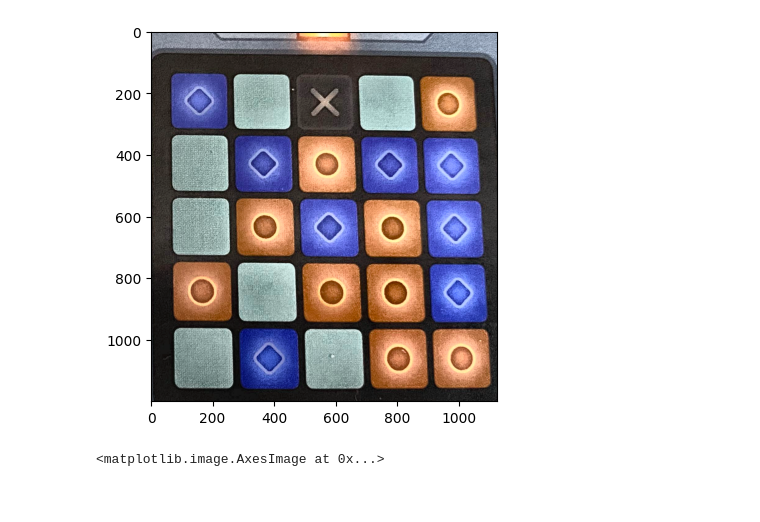
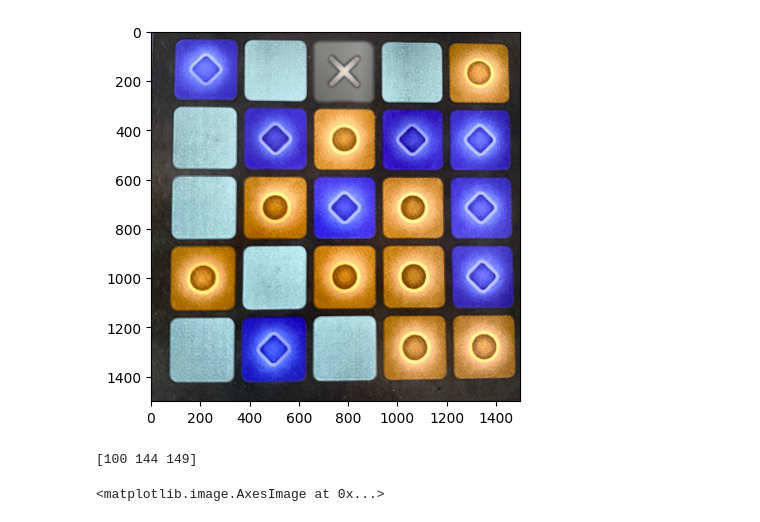
Before and after one commit to erichuang27/codenames-bot, a Jupyter notebook: get_colors.ipynb, the cells around one changed output. Drawn from its saved outputs; the diff is of its cells as text; code cells hidden in the pictures.

Commit message:
matching colors

```diff
--- a/get_colors.ipynb
+++ b/get_colors.ipynb
@@ -6,5 +6,8 @@ from PIL import Image
 import cv2
 # %%
 img = cv2.imread('assets/color_card.jpg')
-plt.imshow(img)
-plt.show()
+img2 = cv2.imread('assets/color_card2.PNG')
+# plt.imshow(img)
+cv2.imshow("Original", img2)
+cv2.waitKey(0)
+cv2.destroyAllWindows()
@@ -13,31 +14,35 @@ plt.show()
 # %%
 # this block is used to try and remove brightness/lighting problems
 def preprocess_img(img):
   # Convert the image to LAB color space
   lab = cv2.cvtColor(img, cv2.COLOR_BGR2LAB)
 
   # Split the LAB image into its 3 channels
   l, a, b = cv2.split(lab)
 
   # Apply CLAHE to the L channel
   clahe = cv2.createCLAHE(clipLimit=3.0, tileGridSize=(8,8))
   cl = clahe.apply(l)
 
   # Merge the CLAHE-enhanced L channel with the original A and B channels
   # This helps increase the overall brightness of the image
   limg = cv2.merge((cl,a,b))
 
   # Convert the image back to BGR color space
   processed_img = cv2.cvtColor(limg, cv2.COLOR_LAB2BGR)
 
   return processed_img
 
 # Show the result
 processed_img = preprocess_img(img[200:1400, 275:1400])
-plt.imshow(processed_img)
+processed_img2 = preprocess_img(img2[250:1750, 250:1750])
+# plt.imshow(processed_img)
+plt.imshow(processed_img2)
 plt.show()
+print(processed_img2[1300, 100])
 # %% [output]
-[figure, old version]
+[figure, new version]
+[100 144 149]
 # %%
 gray_processed = cv2.cvtColor(processed_img, cv2.COLOR_BGR2GRAY)
 plt.imshow(gray_processed, cmap="gray", vmin=0, vmax=255)
```
Also changed, not shown: parts of 14 cells of this notebook, 1 other file.
